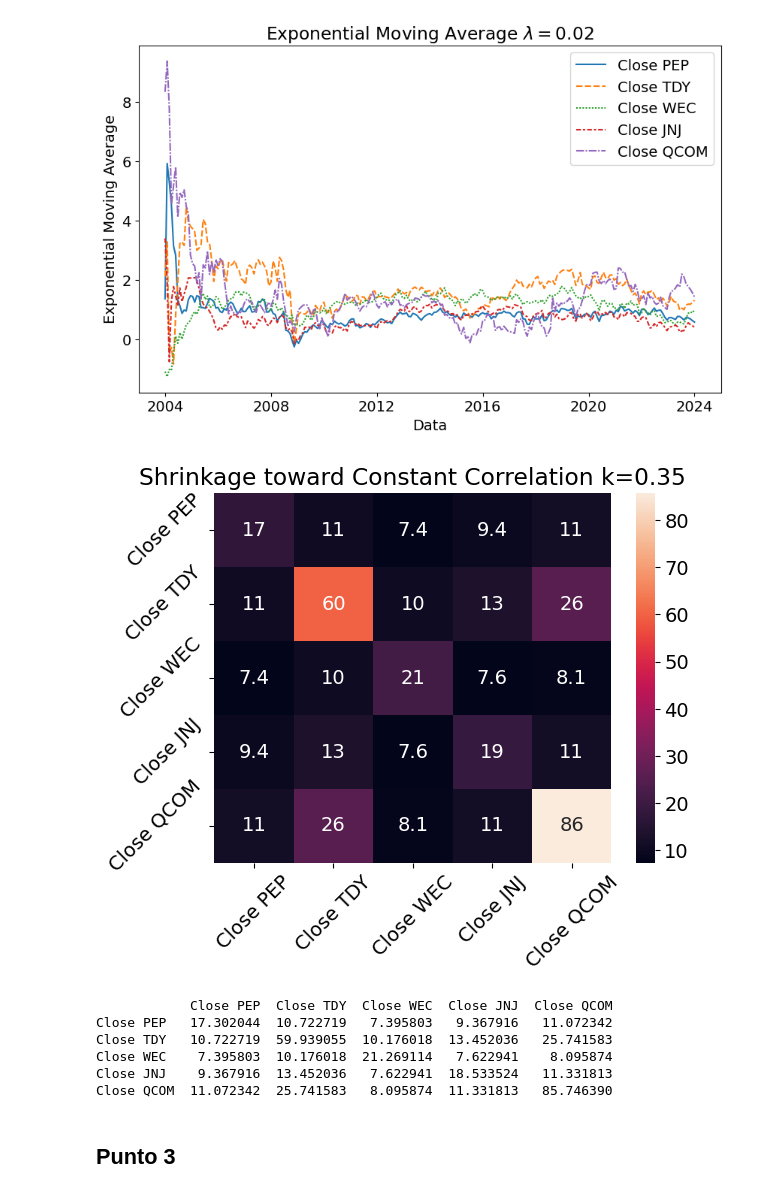
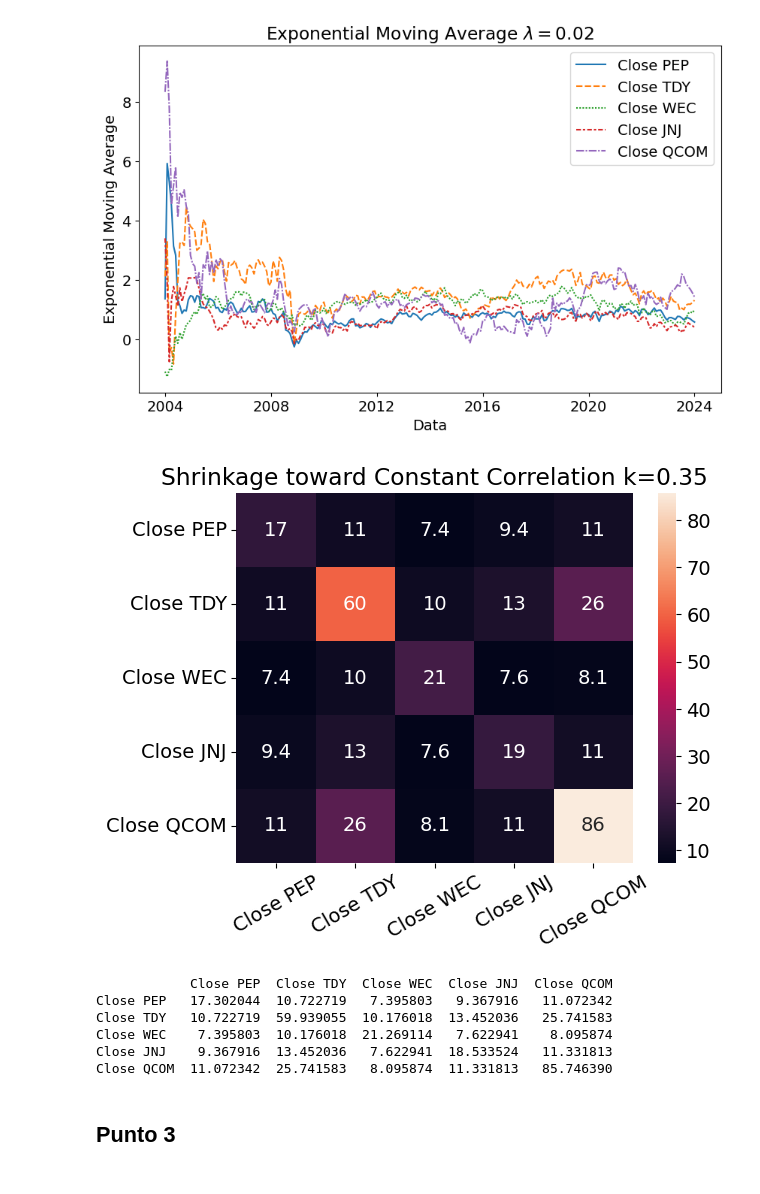
Before and after one commit to Riccardo-Martelli/Project_Work_Asset_Management, a Jupyter notebook: Final_Project.ipynb, the cells around one changed output. Drawn from its saved outputs; the diff is of its cells as text; code cells hidden in the pictures.

```diff
--- a/Final_Project.ipynb
+++ b/Final_Project.ipynb
@@ -199,24 +177,24 @@ Text(0, 0.5, 'Exponential Moving Average')
 # %%
 # Calcoliamo la corelazione media
 avg_corr = (np.sum(corr_mon) - len(corr_mon)) / (len(corr_mon) * (len(corr_mon) - 1))
 
 # Matrice di correlazione costante
 const_corr = np.full(corr_mon.shape, avg_corr)
 np.fill_diagonal(const_corr, 1)
 
 # Shrinkage covariance matrix
 k = 0.35
 shrinkage_cov = k * (np.outer(np.sqrt(np.diag(cov_mon)), np.sqrt(np.diag(cov_mon))) * const_corr) + (1 - k) * cov_mon
 
 shrinkage_cov = pd.DataFrame(shrinkage_cov, index=df_return_month.columns, columns=df_return_month.columns)
 plt.title("Shrinkage toward Constant Correlation k=0.35")
 plot = sns.heatmap(shrinkage_cov,annot=True)
-plt.tick_params(rotation=45)
+plt.tick_params(axis="x",rotation=30)
 plt.tight_layout
 plt.show()
 print(shrinkage_cov)
 # %% [output]
-[figure, old version]
+[figure, new version]
             Close PEP  Close TDY  Close WEC  Close JNJ  Close QCOM
 Close PEP   17.302044  10.722719   7.395803   9.367916   11.072342
 Close TDY   10.722719  59.939055  10.176018  13.452036   25.741583
```
Also changed, not shown: parts of 22 cells of this notebook.
